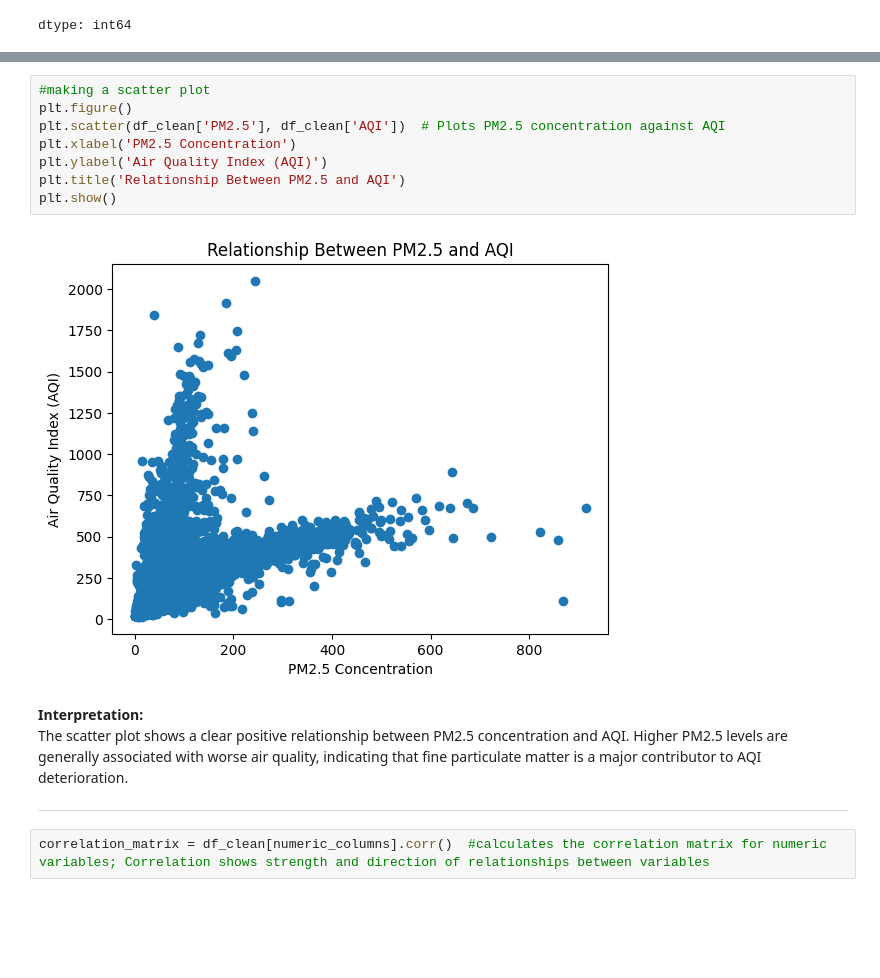
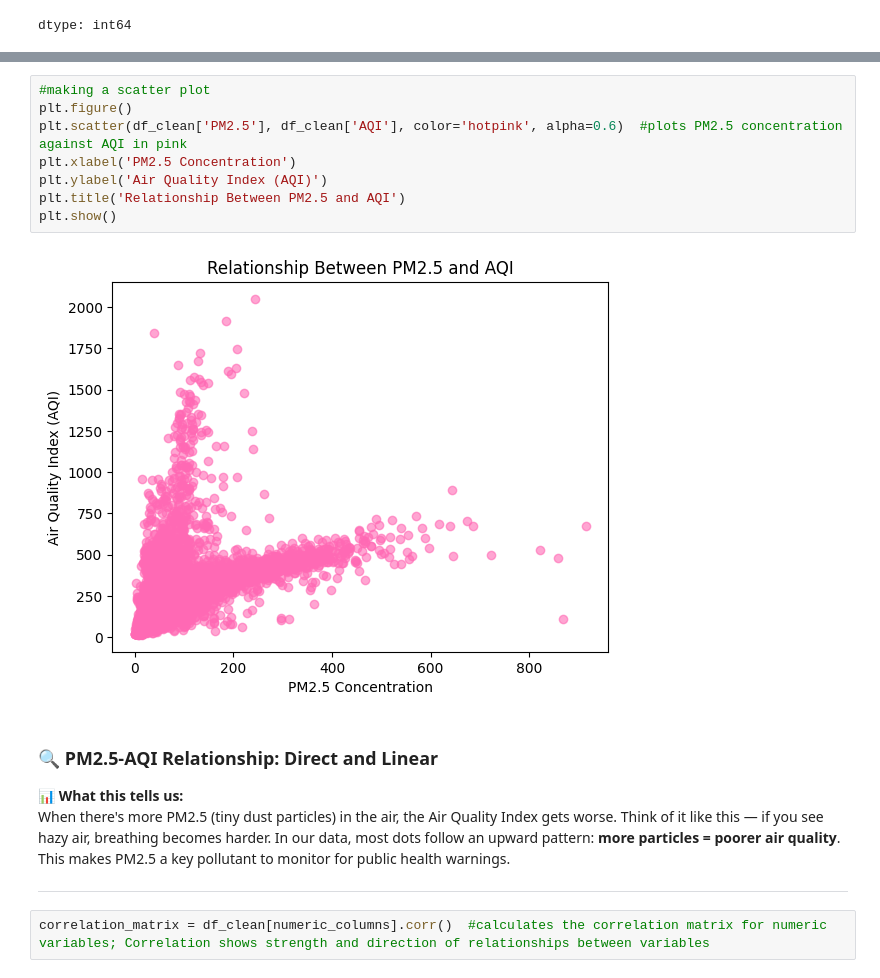
Before and after one commit to kitawa333-svg/air-quality-eda, a Jupyter notebook: Indian_AQI_Data_Analysis_PRAC_1_ass.ipynb, the cells around one changed output, grey strips where cells are left out. Saved outputs shown, nothing was run; the diff lists cells and outputs as text; blank space fills up the shorter version.

```diff
--- a/Indian_AQI_Data_Analysis_PRAC_1_ass.ipynb
+++ b/Indian_AQI_Data_Analysis_PRAC_1_ass.ipynb
@@ -272,19 +711,20 @@ This section examines the distribution of AQI values and key pollutants to under
 # %%
 #making a scatter plot
 plt.figure()
-plt.scatter(df_clean['PM2.5'], df_clean['AQI'])  # Plots PM2.5 concentration against AQI
+plt.scatter(df_clean['PM2.5'], df_clean['AQI'], color='hotpink', alpha=0.6)  #plots PM2.5 concentration against AQI in pink
 plt.xlabel('PM2.5 Concentration')
 plt.ylabel('Air Quality Index (AQI)')
 plt.title('Relationship Between PM2.5 and AQI')
 plt.show()
 # %% [output]
-[figure, old version]
+[figure, new version]
-# %% [markdown]
-**Interpretation:**
-The scatter plot shows a clear positive relationship between PM2.5 concentration and AQI. Higher PM2.5 levels are generally associated with worse air quality, indicating that fine particulate matter is a major contributor to AQI deterioration.
-
-
----
+# %% [markdown]
+### **🔍 PM2.5-AQI Relationship: Direct and Linear**
+**📊 What this tells us:**
+When there's more PM2.5 (tiny dust particles) in the air, the Air Quality Index gets worse. Think of it like this — if you see hazy air, breathing becomes harder. In our data, most dots follow an upward pattern: **more particles = poorer air quality**. This makes PM2.5 a key pollutant to monitor for public health warnings.
+
+
+---
 # %%
 correlation_matrix = df_clean[numeric_columns].corr()  #calculates the correlation matrix for numeric variables; Correlation shows strength and direction of relationships between variables
 # %%
```
Also changed, not shown: parts of 135 cells of this notebook.
